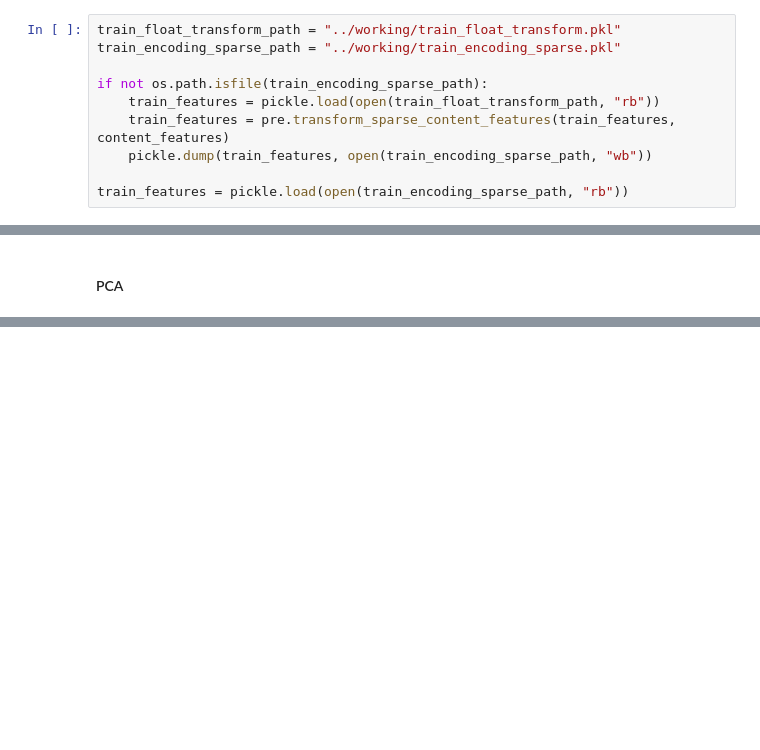
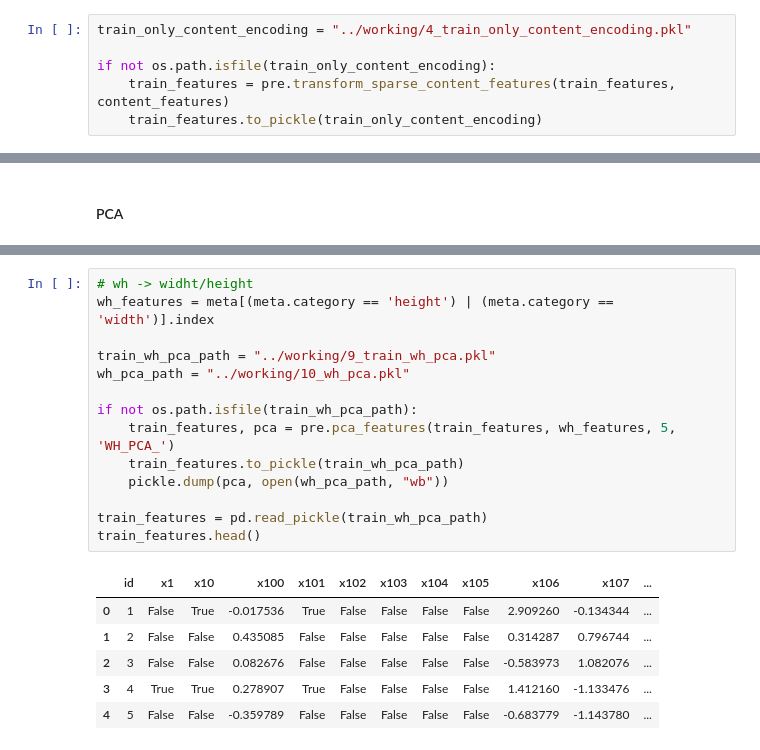
Before and after one commit to felipe-dossantos-dev/mlnd-capstone-tradeshift, a Jupyter notebook: notebooks/capstone-report.ipynb, the cells around one changed output, grey strips where cells are left out. Cells and saved outputs as stored; diff of their text form; blank space fills up the shorter version.

```diff
--- a/notebooks/capstone-report.ipynb
+++ b/notebooks/capstone-report.ipynb
@@ -830,11 +798,7 @@ As the algorithms accept only floats, ints and booleans as input, I decide to tr
 # %%
-train_float_transform_path = "../working/train_float_transform.pkl"
-train_encoding_sparse_path = "../working/train_encoding_sparse.pkl"
+train_only_content_encoding = "../working/4_train_only_content_encoding.pkl"
 
-if not os.path.isfile(train_encoding_sparse_path):
-    train_features = pickle.load(open(train_float_transform_path, "rb"))
+if not os.path.isfile(train_only_content_encoding):
     train_features = pre.transform_sparse_content_features(train_features, content_features)
-    pickle.dump(train_features, open(train_encoding_sparse_path, "wb"))
-
-train_features = pickle.load(open(train_encoding_sparse_path, "rb"))
+    train_features.to_pickle(train_only_content_encoding)
 # %%
@@ -924,0 +872,21 @@ train_features[int_features].head()
+# %%
+# wh -> widht/height
+wh_features = meta[(meta.category == 'height') | (meta.category == 'width')].index
+
+train_wh_pca_path = "../working/9_train_wh_pca.pkl"
+wh_pca_path = "../working/10_wh_pca.pkl"
+
+if not os.path.isfile(train_wh_pca_path):
+    train_features, pca = pre.pca_features(train_features, wh_features, 5, 'WH_PCA_')
+    train_features.to_pickle(train_wh_pca_path)
+    pickle.dump(pca, open(wh_pca_path, "wb"))
+
+train_features = pd.read_pickle(train_wh_pca_path)
+train_features.head()
+# %% [output]
+|  | id | x1 | x10 | x100 | x101 | x102 | x103 | x104 | x105 | x106 | x107 | ... |
+| 0 | 1 | False | True | -0.017536 | True | False | False | False | False | 2.909260 | -0.134344 | ... |
+| 1 | 2 | False | False | 0.435085 | False | False | False | False | False | 0.314287 | 0.796744 | ... |
+| 2 | 3 | False | False | 0.082676 | False | False | False | False | False | -0.583973 | 1.082076 | ... |
+| 3 | 4 | True | True | 0.278907 | True | False | False | False | False | 1.412160 | -1.133476 | ... |
+| 4 | 5 | False | False | -0.359789 | False | False | False | False | False | -0.683779 | -1.143780 | ... |
```
Also changed, not shown: parts of 18 cells of this notebook, 1 other file.
